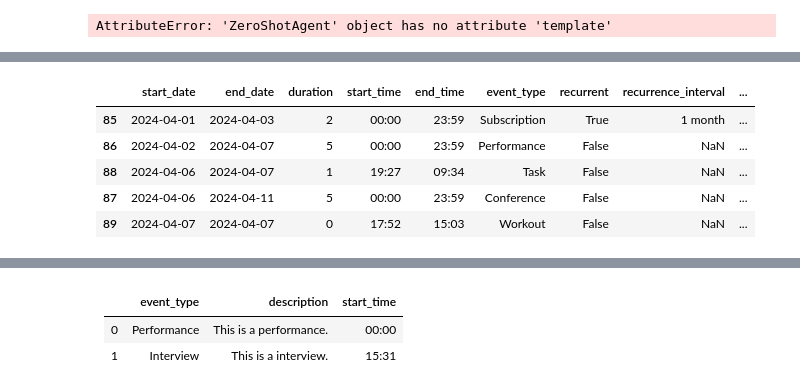
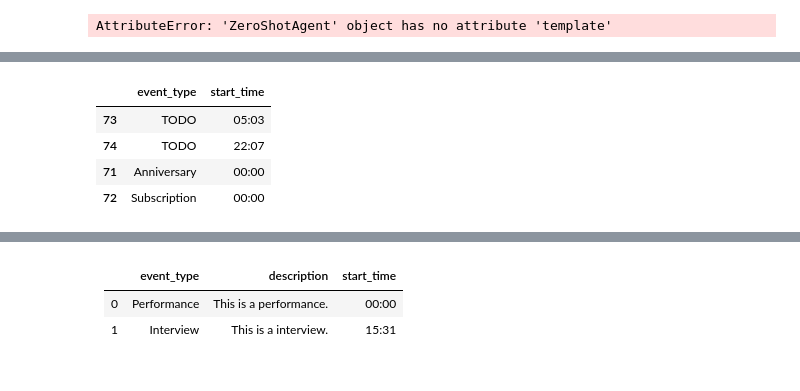
Before and after one commit to deepily/genie-in-the-box, a Jupyter notebook: src/notebooks/langchain-calendaring-agent.ipynb, the cells around one changed output, grey strips where cells are left out. Cells and saved outputs as stored; diff of their text form; code cells hidden in the pictures.

```diff
--- a/src/notebooks/langchain-calendaring-agent.ipynb
+++ b/src/notebooks/langchain-calendaring-agent.ipynb
@@ -208,5 +199,0 @@ Final Answer: There are no events in the dataframe that are scheduled for tomorr
-# %%
-# sort dataframe by start date ascending
-
-raw_df = raw_df.sort_values( "start_date" )
-raw_df.head()
@@ -220,12 +200,11 @@ raw_df.head()
-# %%
-raw_df.tail()
-# %% [output]
-|  | start_date | end_date | duration | start_time | end_time | event_type | recurrent | recurrence_interval | ... |
-| 85 | 2024-04-01 | 2024-04-03 | 2 | 00:00 | 23:59 | Subscription | True | 1 month | ... |
-| 86 | 2024-04-02 | 2024-04-07 | 5 | 00:00 | 23:59 | Performance | False | NaN | ... |
-| 88 | 2024-04-06 | 2024-04-07 | 1 | 19:27 | 09:34 | Task | False | NaN | ... |
-| 87 | 2024-04-06 | 2024-04-11 | 5 | 00:00 | 23:59 | Conference | False | NaN | ... |
-| 89 | 2024-04-07 | 2024-04-07 | 0 | 17:52 | 15:03 | Workout | False | NaN | ... |
+# %%
+raw_df[ raw_df[ 'start_date' ] == '2023-07-27' ][ [ 'event_type', 'start_time' ] ]
+# %% [output]
+|  | event_type | start_time |
+| 73 | TODO | 05:03 |
+| 74 | TODO | 22:07 |
+| 71 | Anniversary | 00:00 |
+| 72 | Subscription | 00:00 |
 # %%
 response = df_agent.run( "What events do i have today, when do they start? Use tool python_repl_ast" )
 # %% [output]
```
Also changed, not shown: parts of 23 cells of this notebook.
